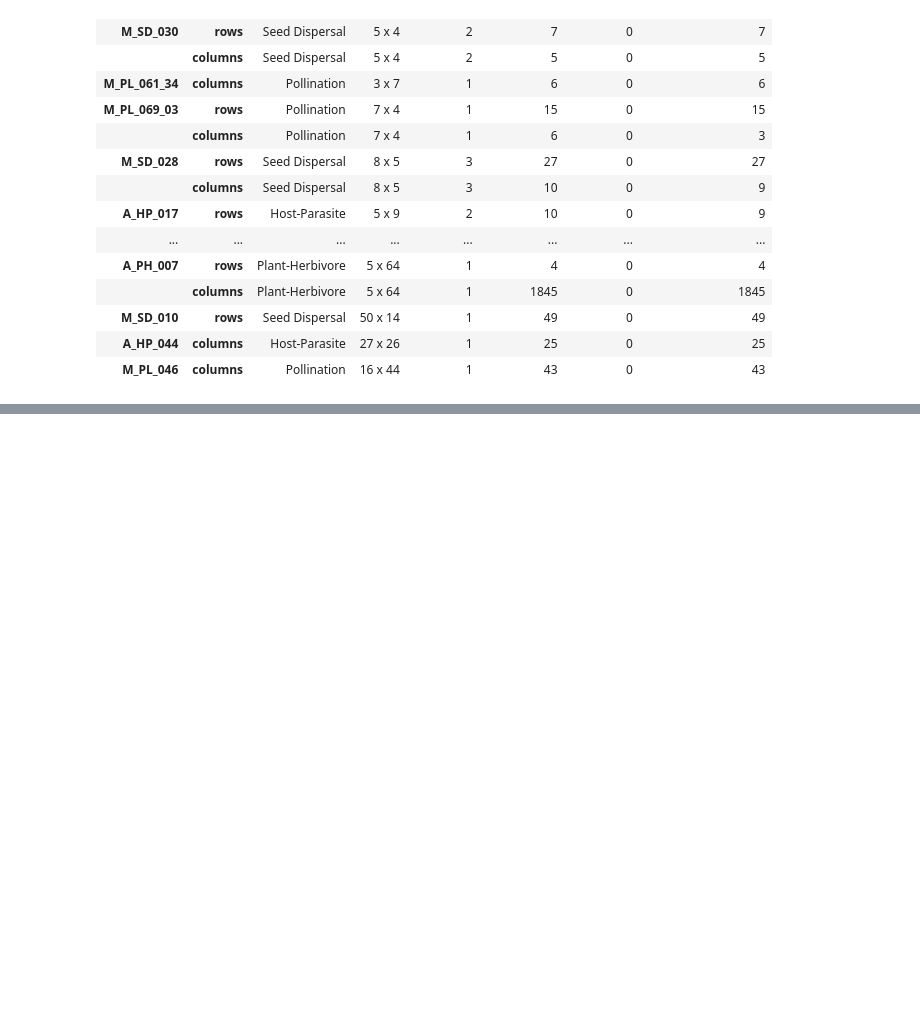
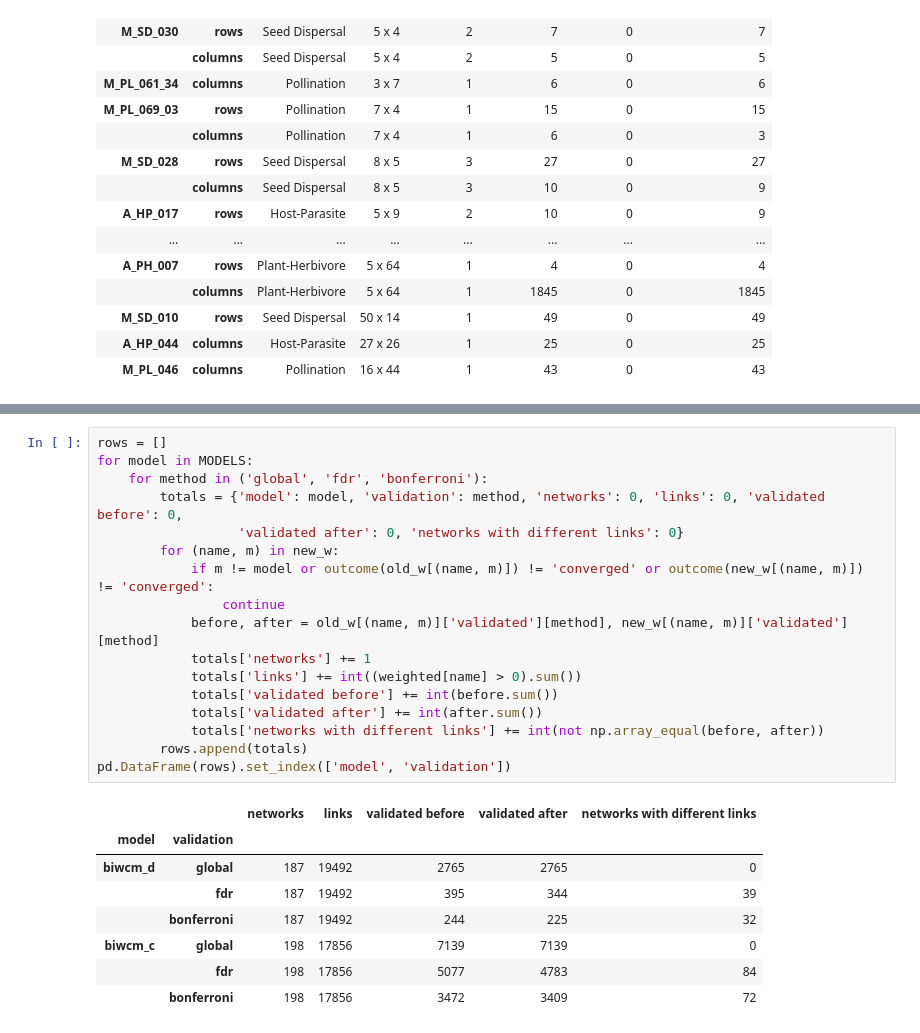
Before and after one commit to mat701/BiCM, a Jupyter notebook: benchmarks/web_of_life/web_of_life_benchmark.ipynb, the cells around one changed output, grey strips where cells are left out. Cells and saved outputs as stored; diff of their text form; blank space fills up the shorter version.

```diff
--- a/benchmarks/web_of_life/web_of_life_benchmark.ipynb
+++ b/benchmarks/web_of_life/web_of_life_benchmark.ipynb
@@ -572,0 +699,26 @@ layers whose links change with the poisson method (the default of 3.5.0): 46
+# %%
+rows = []
+for model in MODELS:
+    for method in ('global', 'fdr', 'bonferroni'):
+        totals = {'model': model, 'validation': method, 'networks': 0, 'links': 0, 'validated before': 0,
+                  'validated after': 0, 'networks with different links': 0}
+        for (name, m) in new_w:
+            if m != model or outcome(old_w[(name, m)]) != 'converged' or outcome(new_w[(name, m)]) != 'converged':
+                continue
+            before, after = old_w[(name, m)]['validated'][method], new_w[(name, m)]['validated'][method]
+            totals['networks'] += 1
+            totals['links'] += int((weighted[name] > 0).sum())
+            totals['validated before'] += int(before.sum())
+            totals['validated after'] += int(after.sum())
+            totals['networks with different links'] += int(not np.array_equal(before, after))
+        rows.append(totals)
+pd.DataFrame(rows).set_index(['model', 'validation'])
+# %% [output]
+|  |  | networks | links | validated before | validated after | networks with different links |
+| model | validation |  |  |  |  |  |
+| biwcm_d | global | 187 | 19492 | 2765 | 2765 | 0 |
+|  | fdr | 187 | 19492 | 395 | 344 | 39 |
+|  | bonferroni | 187 | 19492 | 244 | 225 | 32 |
+| biwcm_c | global | 198 | 17856 | 7139 | 7139 | 0 |
+|  | fdr | 198 | 17856 | 5077 | 4783 | 84 |
+|  | bonferroni | 198 | 17856 | 3472 | 3409 | 72 |
```
Also changed, not shown: parts of 15 cells of this notebook, 6 other files.
